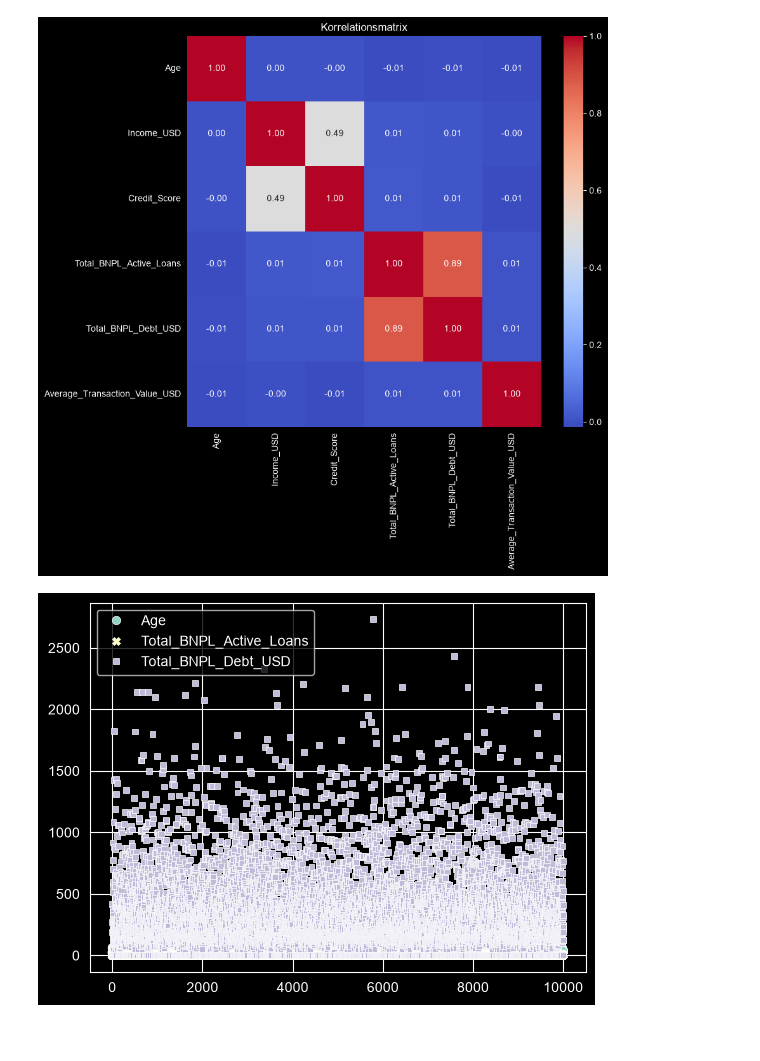
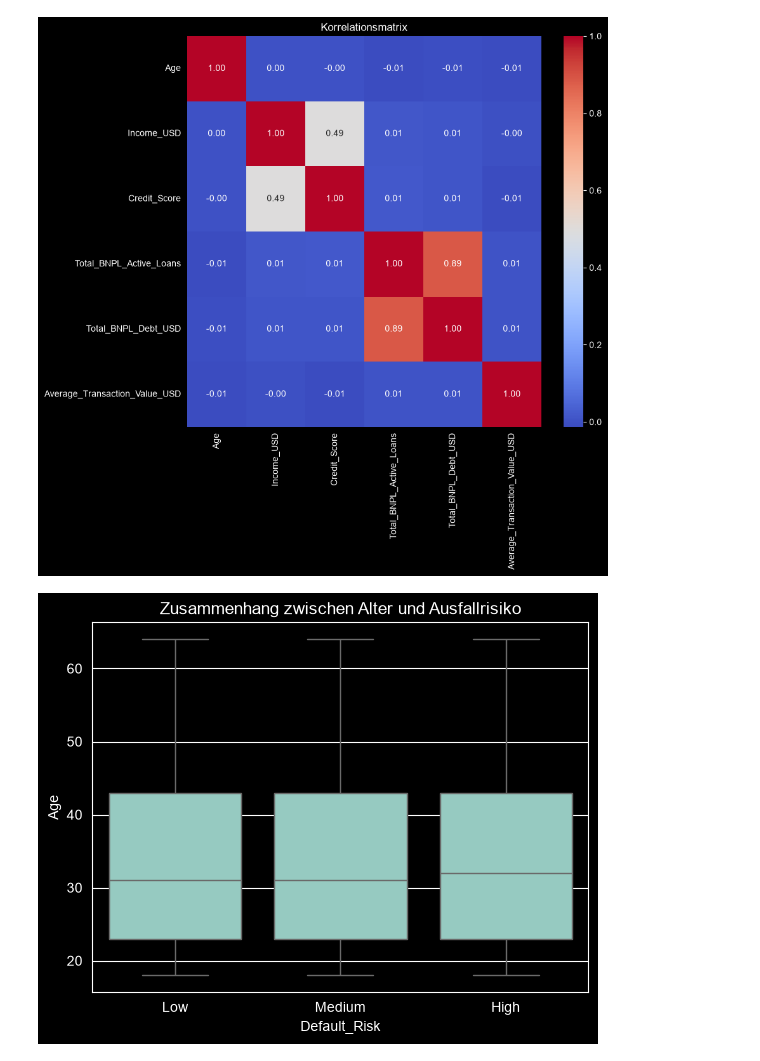
Before and after one commit to wandjimbakuibrister-del/Machine-learning-Modell, a Jupyter notebook: Notebook/modelll.ipynb, the cells around one changed output. Cells and saved outputs as stored; diff of their text form; code cells hidden in the pictures; blank space fills up the shorter version.

```diff
--- a/Notebook/modelll.ipynb
+++ b/Notebook/modelll.ipynb
@@ -165,13 +165,13 @@ plt.show()  # Diagramm anzeigen
 # %% [output]
 [figure]
 # %%
-features = [
-    "Age",                      # Alter
-    "Total_BNPL_Active_Loans",  # Anzahl aktiver BNPL-Kredite
-    "Total_BNPL_Debt_USD"       # Gesamtschulden in USD
-]
+sns.boxplot(
+    data=data,
+    x="Default_Risk",  # Target
+    y="Age"            # Feature
+)
 
-sns.plot(data[features].dropna())  # Beziehungen der Merkmale
-plt.show()  # Diagramme anzeigen
+plt.title("Zusammenhang zwischen Alter und Ausfallrisiko")
+plt.show()
 # %% [output]
-[figure, old version]
+[figure, new version]
```
